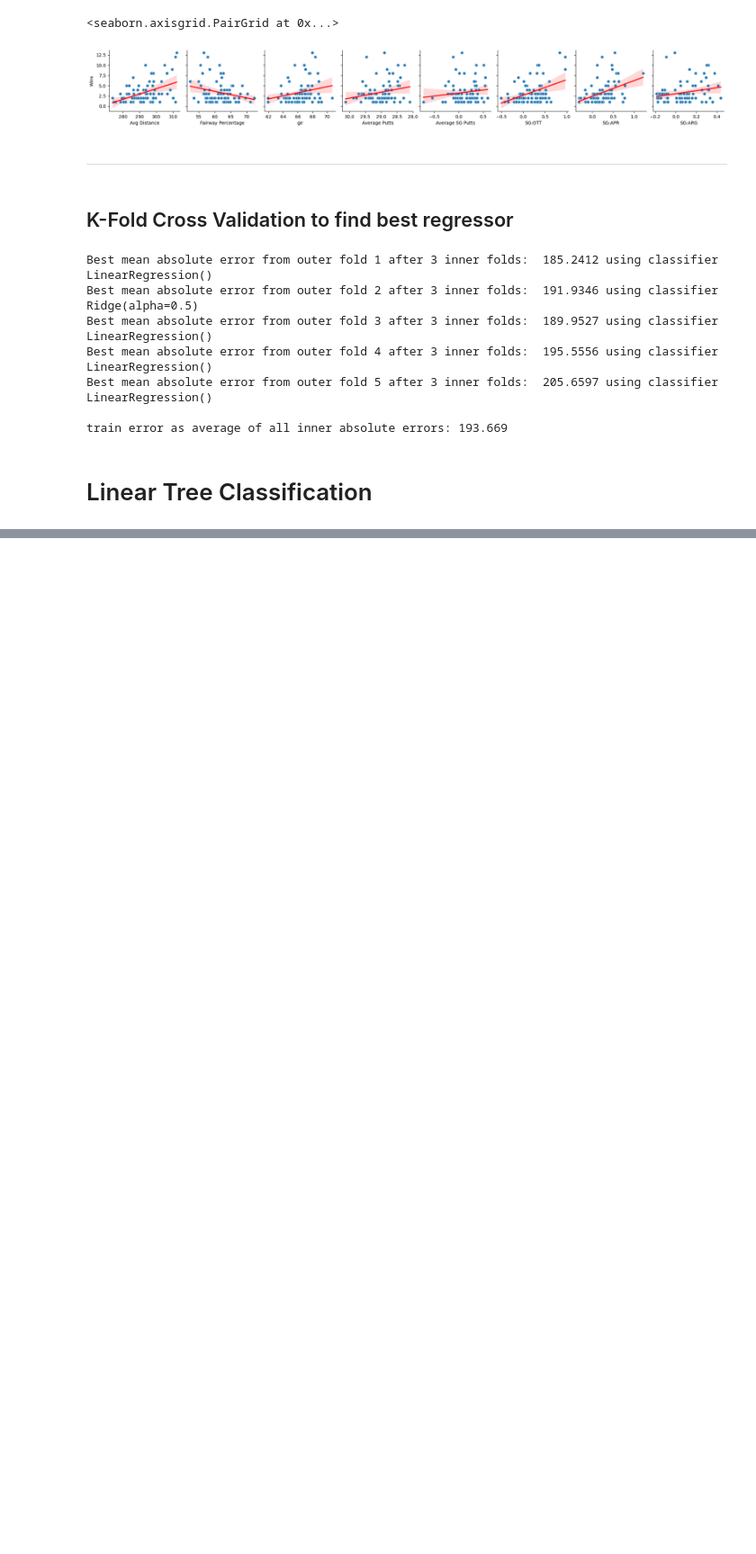
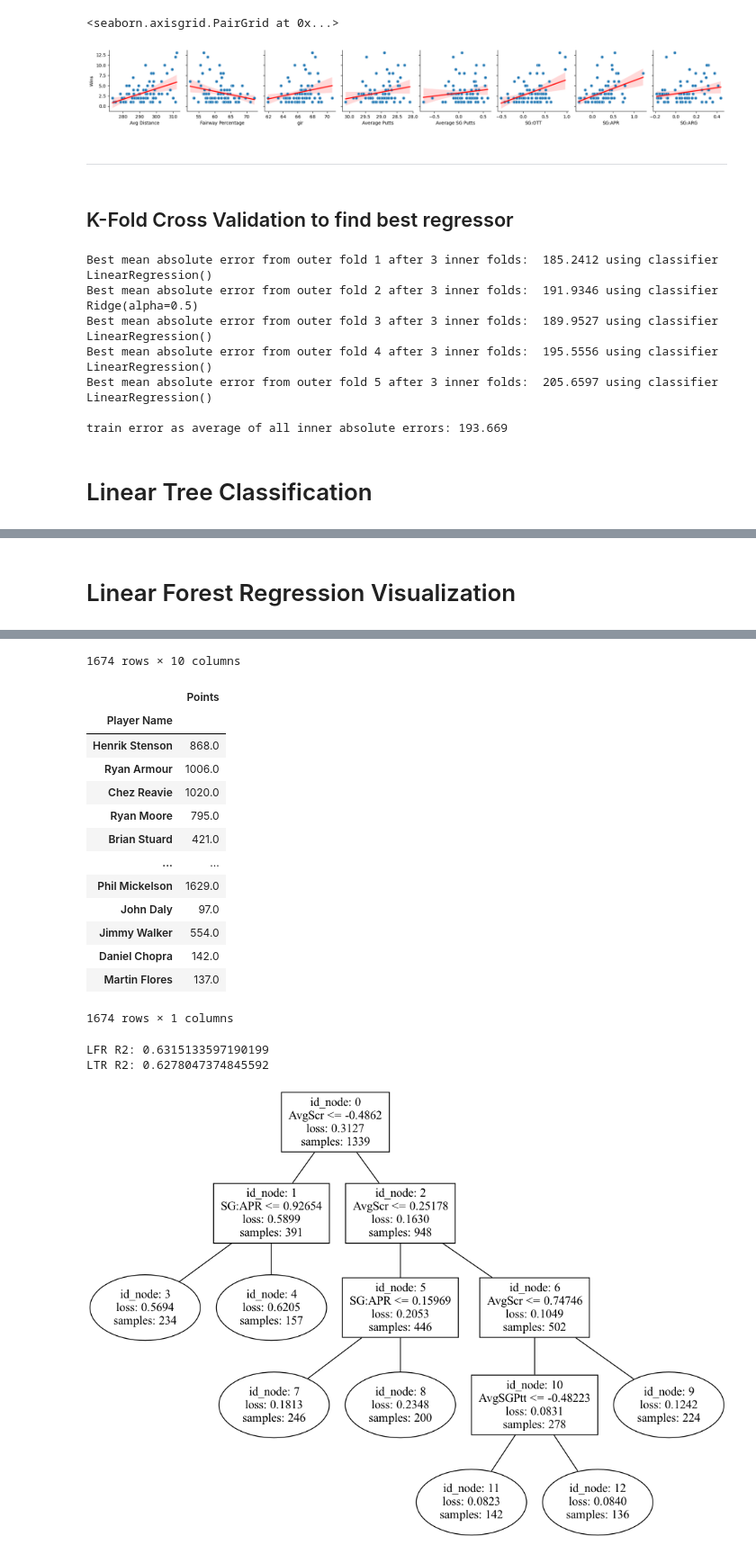
Before and after one commit to michaelmoschitto/golf-success-predictor, a Jupyter notebook: models/LinearTree.ipynb, the cells around one changed output, grey strips where cells are left out. Shown at 90% size. Cells and saved outputs as stored; diff of their text form; code cells hidden in the pictures; blank space fills up the shorter version.

```diff
--- a/models/LinearTree.ipynb
+++ b/models/LinearTree.ipynb
@@ -601,0 +838,33 @@ sns.heatmap(cf_matrix,annot=True,cmap='Blues', fmt='g')
+# %% [markdown]
+# Linear Forest Regression Visualization
+# %%
+# Data
+ltr_pred_df = per_year_df
+X, Y = get_X_Y(ltr_pred_df, target = "Points")
+
+display(X)
+display(Y)
+
+# Scale Features Data
+scaler = StandardScaler()
+Y = scaler.fit_transform(Y)
+X = scaler.fit_transform(X)
+
+# Split Data
+X_train, X_test, y_train, y_test = train_test_split(X, Y, test_size=0.20, random_state=123)
+
+# Train Model
+lfr = LinearForestRegressor(base_estimator=LinearRegression(), max_features="sqrt")
+lfr.fit(X_train, y_train)
+yh = lfr.predict(X_test)
+
+# R2 Score
+print("LFR R2: " + str(r2_score(y_test, yh)))
+
+# Plot Typical Tree
+ltr = LinearTreeRegressor(base_estimator=LinearRegression(), max_depth=10)
+ltr.fit(X_train, y_train)
+yh2 = ltr.predict(X_test)
+print("LTR R2: " + str(r2_score(y_test, yh2)))
+ltr.plot_model(feature_names=["Frwy%", "AvgDst", "gir", "AvgPtt", "AvgScrmbl", "AvgScr", "AvgSGPtt", "SG:OTT", "SG:APR", "SG:ARG"])
+# %% [output]
@@ -601,0 +884,18 @@ sns.heatmap(cf_matrix,annot=True,cmap='Blues', fmt='g')
+1674 rows × 10 columns
+|  | Points |
+| Player Name |  |
+| Henrik Stenson | 868.0 |
+| Ryan Armour | 1006.0 |
+| Chez Reavie | 1020.0 |
+| Ryan Moore | 795.0 |
+| Brian Stuard | 421.0 |
+| ... | ... |
+| Phil Mickelson | 1629.0 |
+| John Daly | 97.0 |
+| Jimmy Walker | 554.0 |
+| Daniel Chopra | 142.0 |
+| Martin Flores | 137.0 |
+1674 rows × 1 columns
+LFR R2: 0.6315133597190199
+LTR R2: 0.6278047374845592
+[figure, added]
```
Also changed, not shown: parts of 9 cells of this notebook.
